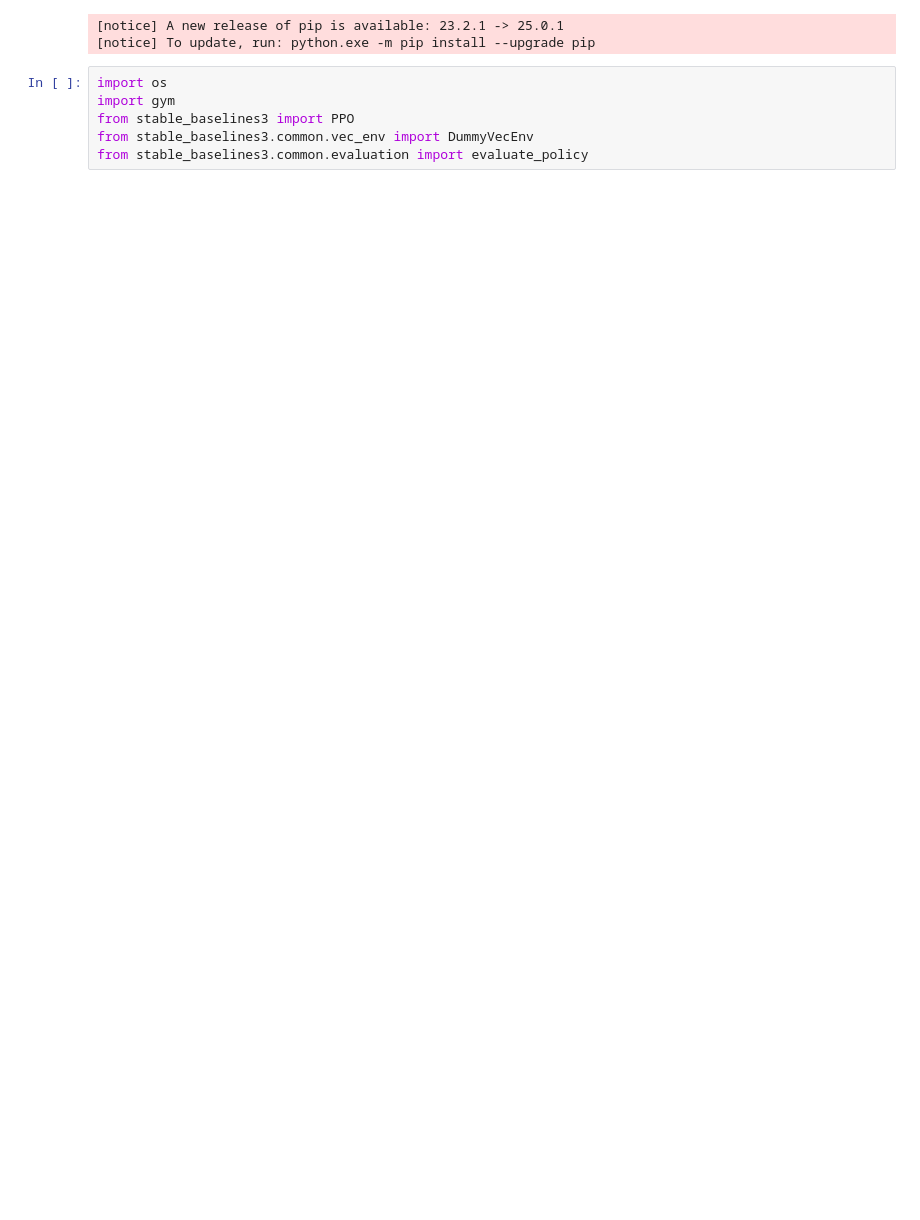
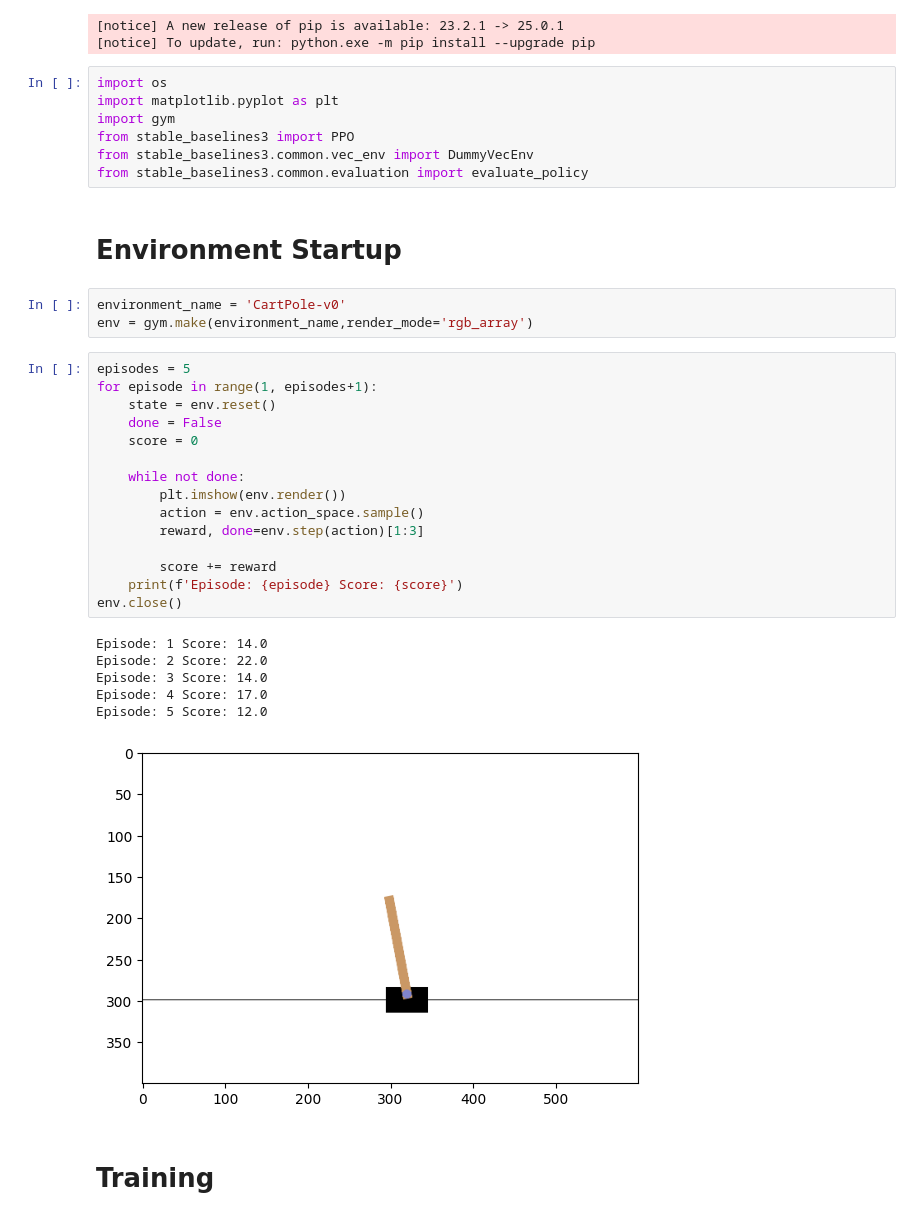
Before and after one commit to AnomitraSarkar/Turing-Mach1, a Jupyter notebook: rl.ipynb, the cells around one changed output. Saved outputs shown, nothing was run; the diff lists cells and outputs as text; blank space fills up the shorter version.

Commit message:
environment setup

```diff
--- a/rl.ipynb
+++ b/rl.ipynb
@@ -22,7 +24,37 @@ Successfully installed ale-py-0.10.1 cloudpickle-3.1.1 farama-notifications-0.0.
 [notice] To update, run: python.exe -m pip install --upgrade pip
 # %%
 import os
+import matplotlib.pyplot as plt
 import gym
 from stable_baselines3 import PPO
 from stable_baselines3.common.vec_env import DummyVecEnv
 from stable_baselines3.common.evaluation import evaluate_policy
+# %% [markdown]
+# Environment Startup
+# %%
+environment_name = 'CartPole-v0'
+env = gym.make(environment_name,render_mode='rgb_array')
+# %%
+episodes = 5
+for episode in range(1, episodes+1):
+    state = env.reset()
+    done = False
+    score = 0
+
+    while not done:
+        plt.imshow(env.render())
+        action = env.action_space.sample()
+        reward, done=env.step(action)[1:3]
+
+        score += reward
+    print(f'Episode: {episode} Score: {score}')
+env.close()
+# %% [output]
+Episode: 1 Score: 14.0
+Episode: 2 Score: 22.0
+Episode: 3 Score: 14.0
+Episode: 4 Score: 17.0
+Episode: 5 Score: 12.0
+[figure, added]
+# %% [markdown]
+# Training
```
Also changed, not shown: parts of 2 cells of this notebook.
